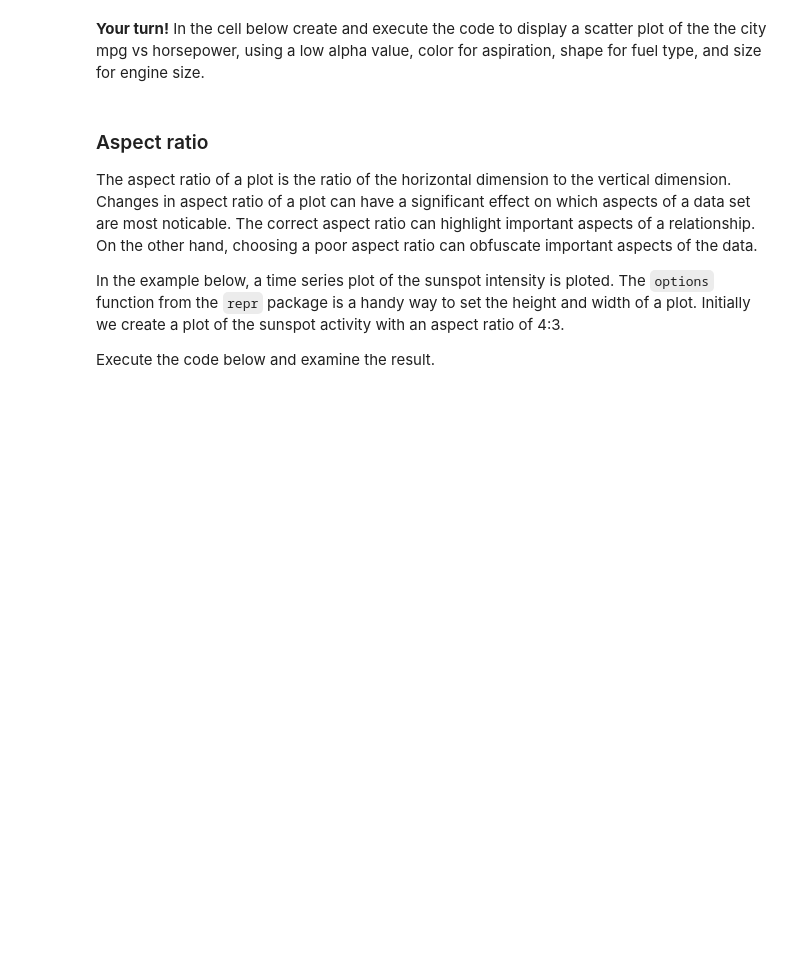
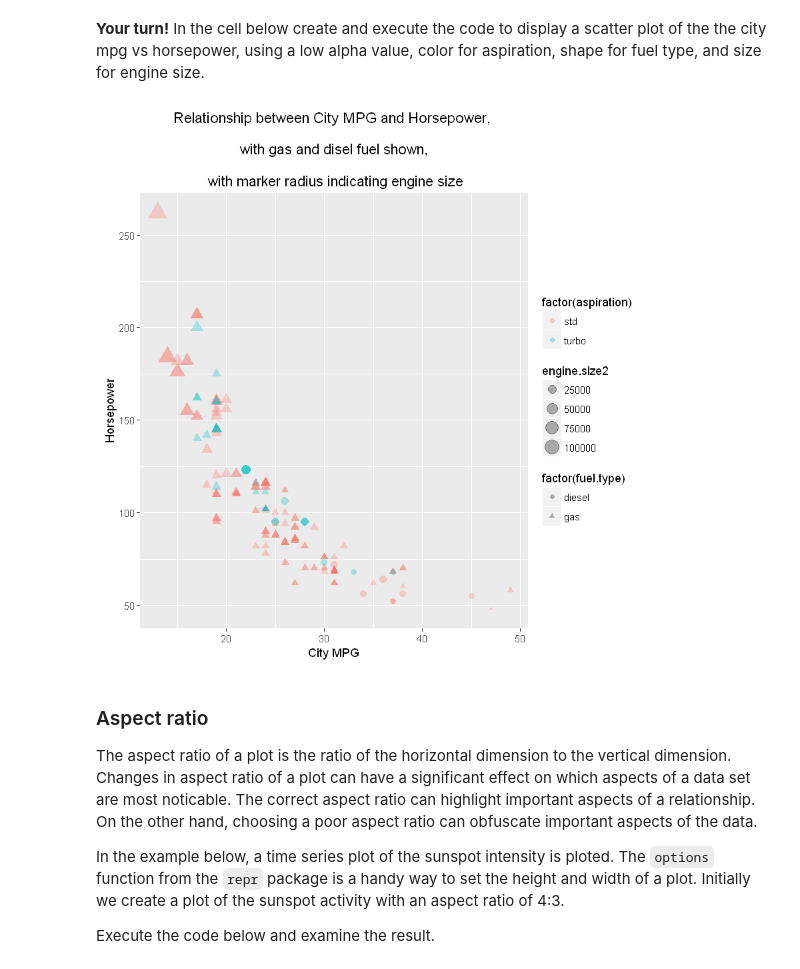
Before and after one commit to StephenElston/DataScience350, a Jupyter notebook: Lecture1/DataExporation.ipynb, the cells around one changed output. Saved outputs shown, nothing was run; the diff lists cells and outputs as text; code cells hidden in the pictures; blank space fills up the shorter version.

```diff
--- a/Lecture1/DataExporation.ipynb
+++ b/Lecture1/DataExporation.ipynb
@@ -670,6 +690,17 @@ Some conclusions we can draw from the chart above include:
 - Some lower cost cars have large gas engines.
 # %% [markdown]
 **Your turn!** In the cell below create and execute the code to display a scatter plot of the the city mpg vs horsepower, using a low alpha value, color for aspiration, shape for  fuel type, and size for engine size.
+# %%
+ggplot(auto.price, aes(city.mpg, horsepower)) + geom_point(aes(color = factor(aspiration),
+                                                               size = engine.size2,
+                                                               shape = factor(fuel.type)),
+                                                               alpha = 0.3) +
+    xlab('City MPG') + ylab('Horsepower') +
+    ggtitle('Relationship between City MPG and Horsepower,
+             \n with gas and disel fuel shown,
+             \n with marker radius indicating engine size')
+# %% [output]
+[figure, added]
 # %% [markdown]
 ### Aspect ratio
 
```
Also changed, not shown: parts of 6 cells of this notebook, 1 other file.
